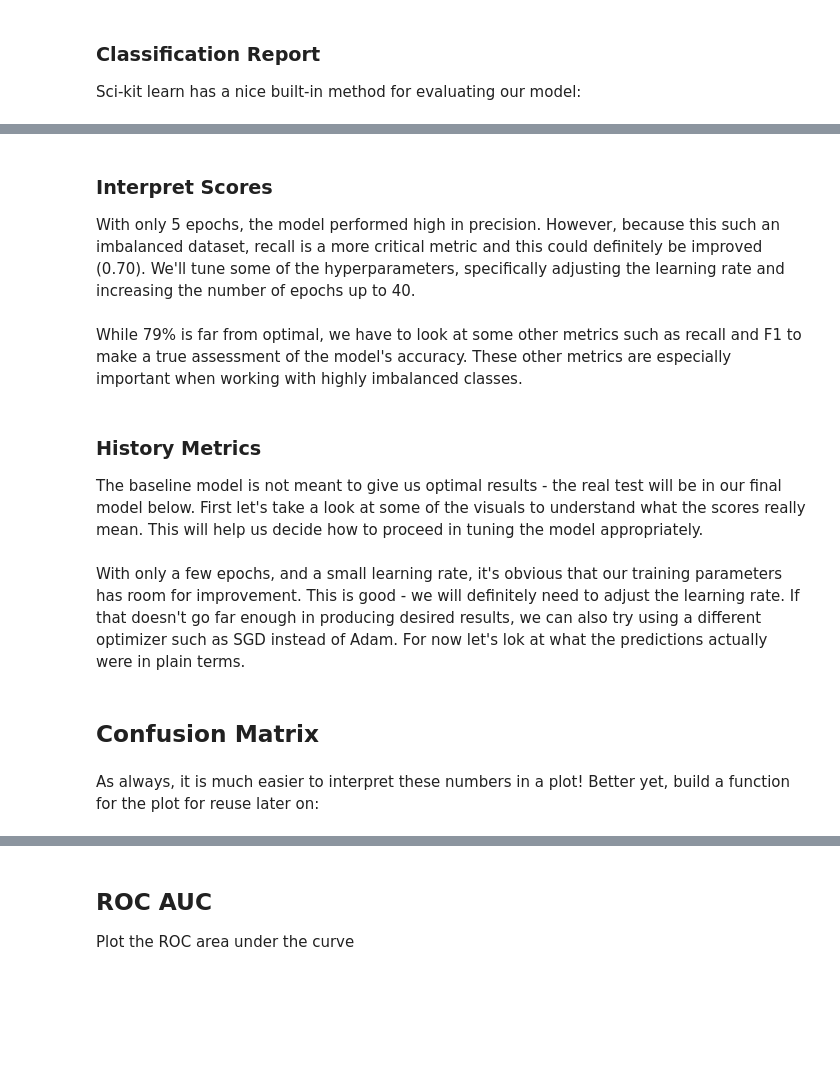
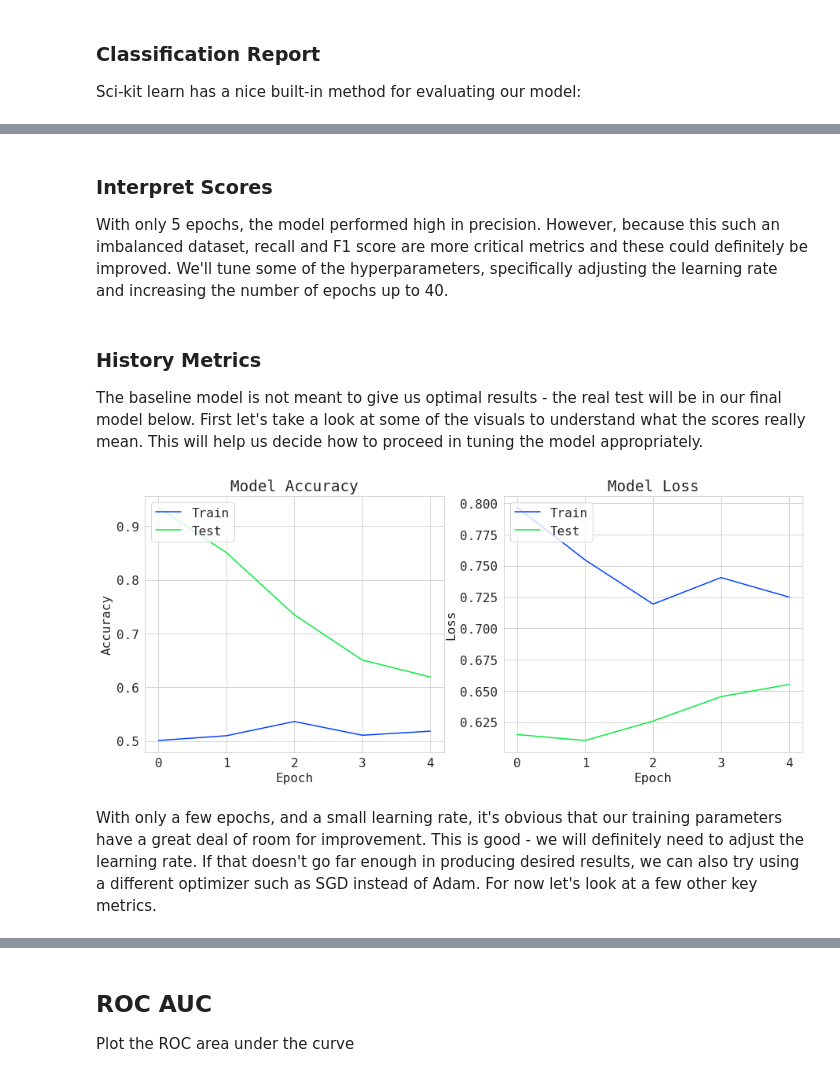
Before and after one commit to alphasentaurii/starskope, a Jupyter notebook: starskope.ipynb, the cells around one changed output, grey strips where cells are left out. Cells and saved outputs as stored; diff of their text form; code cells hidden in the pictures; blank space fills up the shorter version.

```diff
--- a/starskope.ipynb
+++ b/starskope.ipynb
@@ -399,0 +601,8 @@ Finally, the batch normalization layers are what help to speed up convergence.
+# %%
+from spacekit.builder import Keras
+K = builder.Keras()
+# %%
+m1 = K.build_cnn(X_train, X_test, y_train, y_test, kernel_size=11,
+                     activation='relu', input_shape=X_train.shape[1:],
+                     strides=4, optimizer=Adam, learning_rate=1e-5,
+                     loss='binary_crossentropy', metrics=['accuracy'])
@@ -407,0 +701,4 @@ y_train.shape
+# %%
+h1 = K.fit_cnn(X_train,y_train, X_test, y_test, m1,
+               validation_data=(X_test, y_test), verbose=2, epochs=5,
+               steps_per_epoch=(X_train.shape[1]//32), batch_size=32)
@@ -534,3 +799,0 @@ m1 = Keras.build_CNN(X_train, X_test, y_train, y_test, kernel_size=11,
-# %%
-h1 = m1.fit_generator(validation_data=(X_test, y_test), verbose=2, epochs=5,
-                       steps_per_epoch=(X_train.shape[1]//32), batch_size=32)
@@ -611,8 +895,6 @@ print(report)
 # %% [markdown]
 ### Interpret Scores
-With only 5 epochs, the model performed high in precision. However, because this such an imbalanced dataset, recall is a more critical metric and this could definitely be improved (0.70). We'll tune some of the hyperparameters, specifically adjusting the learning rate and increasing the number of epochs up to 40.
+With only 5 epochs, the model performed high in precision. However, because this such an imbalanced dataset, recall and F1 score are more critical metrics and these could definitely be improved. We'll tune some of the hyperparameters, specifically adjusting the learning rate and increasing the number of epochs up to 40.
-# %% [markdown]
-While 79% is far from optimal, we have to look at some other metrics such as recall and F1 to make a true assessment of the model's accuracy. These other metrics are especially important when working with highly imbalanced classes.
 # %% [markdown]
 ### History Metrics
 
@@ -645,0 +902,4 @@ The baseline model is not meant to give us optimal results - the real test will
+# %%
+computer.keras_history(h1)
+# %% [output]
+[figure, added]
@@ -646,6 +935,2 @@ The baseline model is not meant to give us optimal results - the real test will
 # %% [markdown]
-With only a few epochs, and a small learning rate, it's obvious that our training parameters has room for improvement. This is good - we will definitely need to adjust the learning rate. If that doesn't go far enough in producing desired results, we can also try using a different optimizer such as SGD instead of Adam. For now let's lok at what the predictions actually were in plain terms.
+With only a few epochs, and a small learning rate, it's obvious that our training parameters have a great deal of room for improvement. This is good - we will definitely need to adjust the learning rate. If that doesn't go far enough in producing desired results, we can also try using a different optimizer such as SGD instead of Adam. For now let's look at a few other key metrics.
-# %% [markdown]
-## Confusion Matrix
-# %% [markdown]
-As always, it is much easier to interpret these numbers in a plot! Better yet, build a function for the plot for reuse later on:
```
Also changed, not shown: parts of 122 cells of this notebook, 21 other files.
